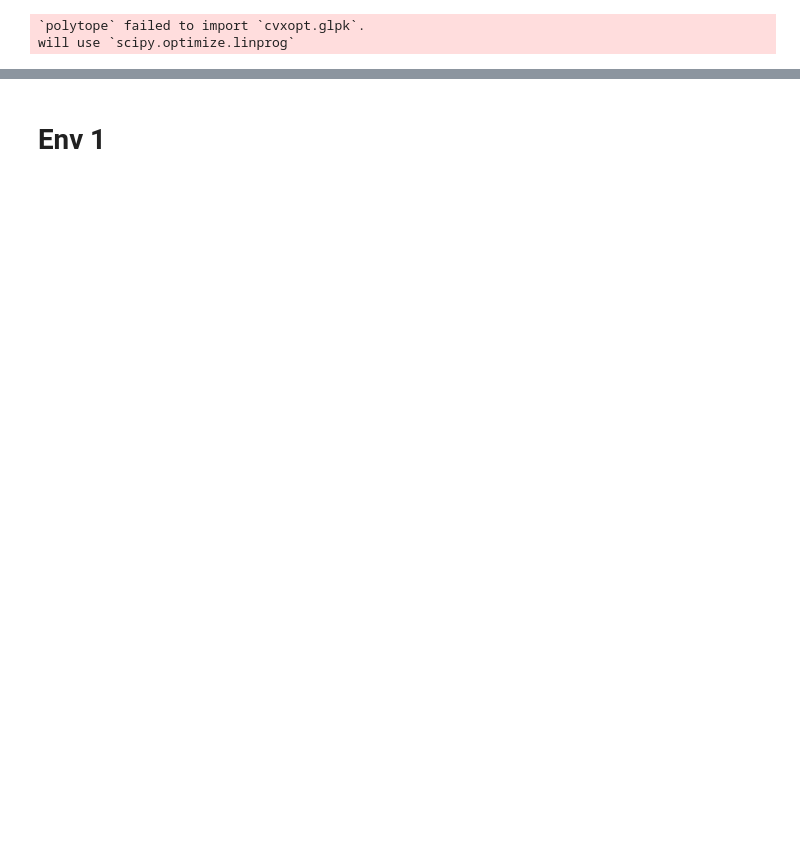
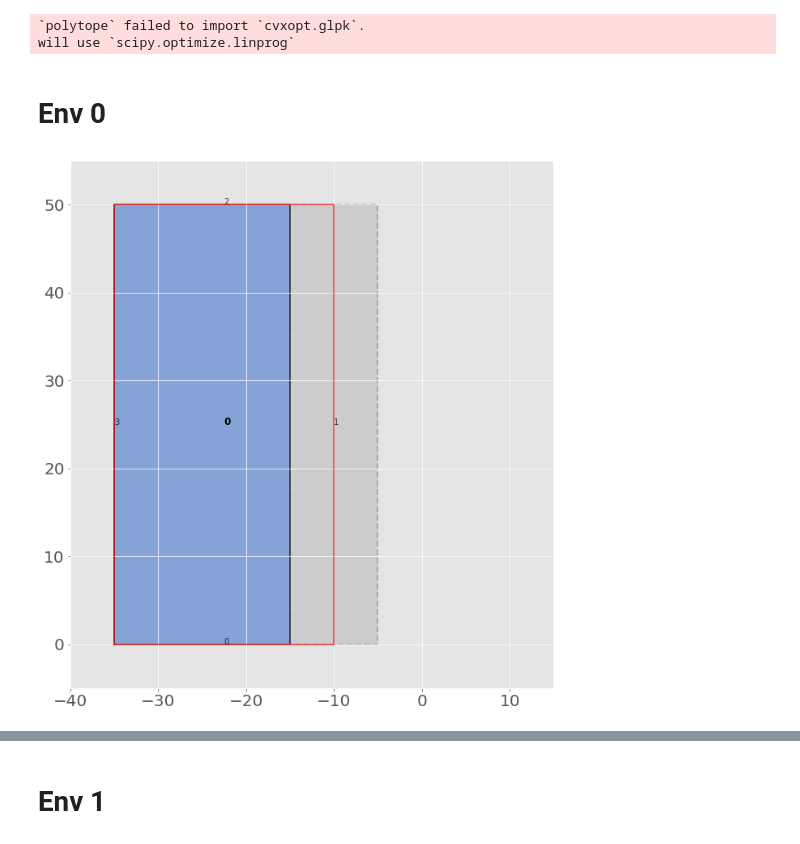
Before and after one commit to zhangvwk/planning-with-map-errors, a Jupyter notebook: environment_examples.ipynb, the cells around one changed output, grey strips where cells are left out. Drawn from its saved outputs; the diff is of its cells as text; code cells hidden in the pictures; blank space fills up the shorter version.

```diff
--- a/environment_examples.ipynb
+++ b/environment_examples.ipynb
@@ -22,3 +22,19 @@ def generate_waypoints(A, B, x_0, u_nom):
     for t in range(1, T):
         x_nom[t] = np.dot(A, x_nom[t - 1]) + np.dot(B, u_nom[t - 1])
     return x_nom
+# %% [markdown]
+# Env 0
+# %%
+x_lims = [-40,15]
+y_lims = [-5,55]
+env = Environment2D(x_lims, y_lims)
+
+rec_0 = Rectangle(0, -35,0,25,50,0)
+rec_0.set_error_bounds(np.array([0,-5,0,0]), np.array([0,5,0,0]))
+rec_0.set_actual_errors(np.array([0,-5,0,0]))
+# rec_0.set_actual_errors(np.array([0,5,0,0]))
+
+env.add_rectangles([rec_0])
+env.plot()
+# %% [output]
+[figure, added]
```
Also changed, not shown: parts of 9 cells of this notebook, 1 other file.
